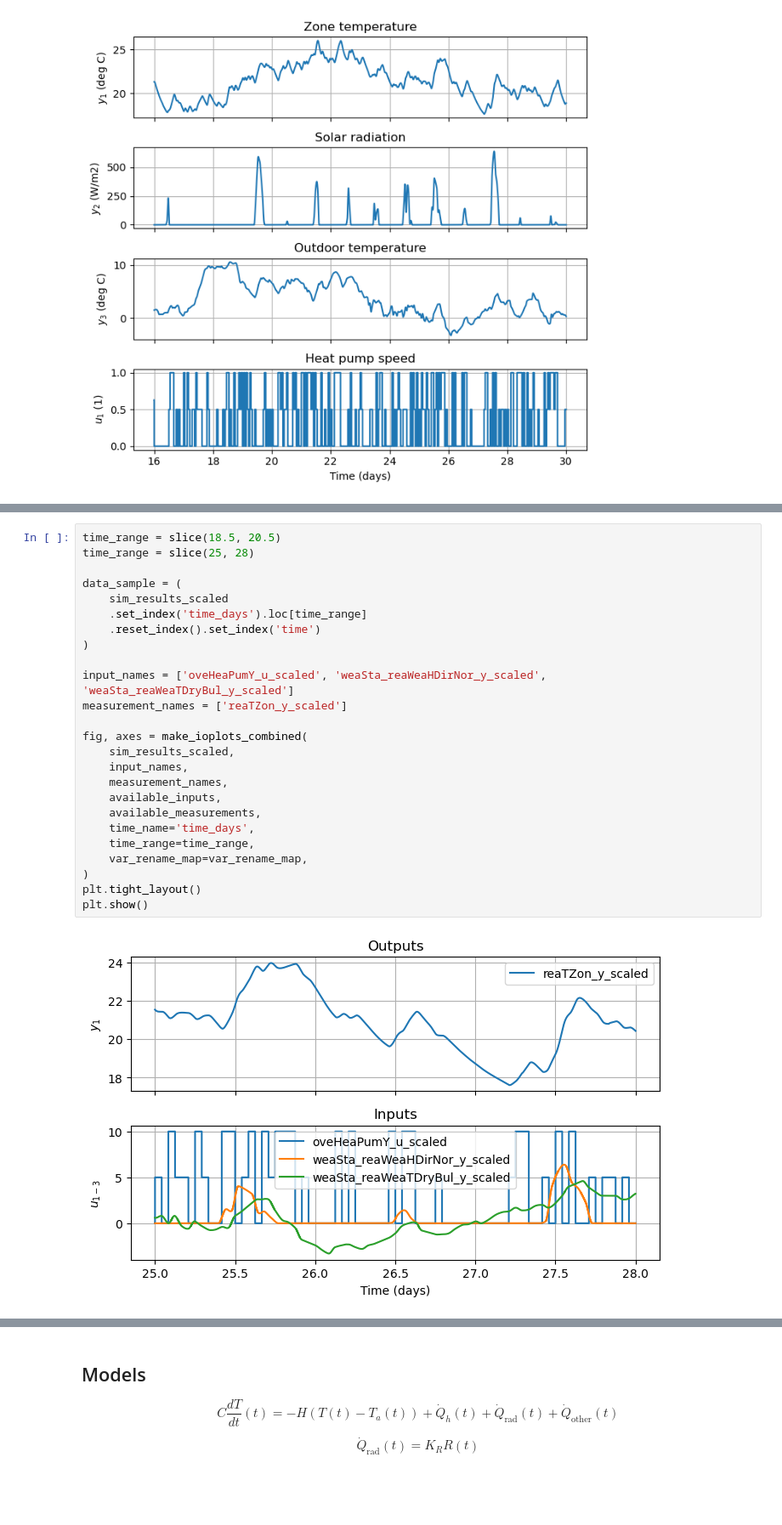
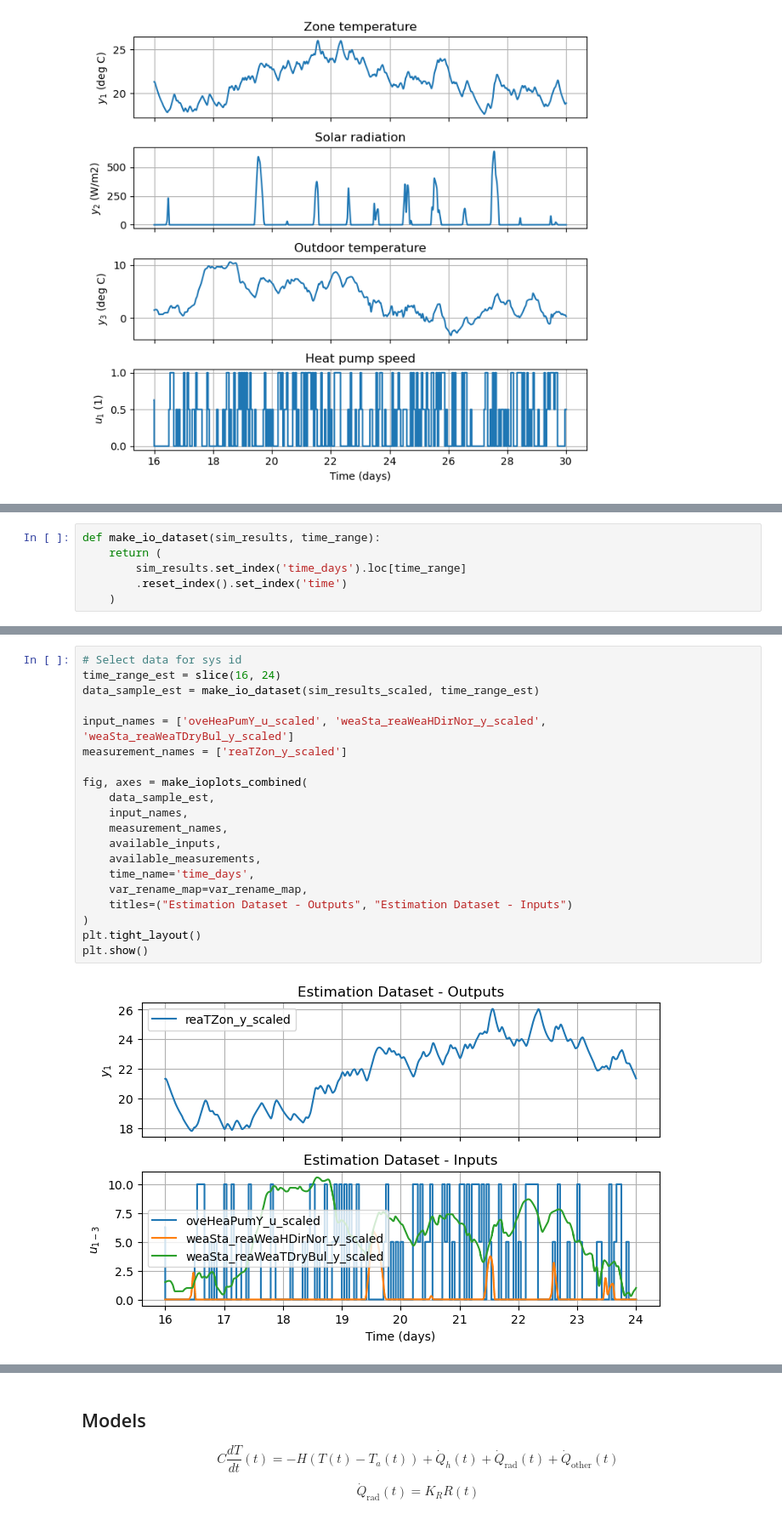
Before and after one commit to billtubbs/boptest-identify, a Jupyter notebook: sys-id-1-zone.ipynb, the cells around one changed output, grey strips where cells are left out. Shown at 85% size. Drawn from its saved outputs; the diff is of its cells as text; blank space fills up the shorter version.

```diff
--- a/sys-id-1-zone.ipynb
+++ b/sys-id-1-zone.ipynb
@@ -135,0 +136,6 @@ sim_results_scaled.describe()
+# %%
+def make_io_dataset(sim_results, time_range):
+    return (
+        sim_results.set_index('time_days').loc[time_range]
+        .reset_index().set_index('time')
+    )
@@ -136,27 +165,22 @@ sim_results_scaled.describe()
 # %%
-time_range = slice(18.5, 20.5)
-time_range = slice(25, 28)
-
-data_sample = (
-    sim_results_scaled
-    .set_index('time_days').loc[time_range]
-    .reset_index().set_index('time')
-)
+# Select data for sys id
+time_range_est = slice(16, 24)
+data_sample_est = make_io_dataset(sim_results_scaled, time_range_est)
 
 input_names = ['oveHeaPumY_u_scaled', 'weaSta_reaWeaHDirNor_y_scaled', 'weaSta_reaWeaTDryBul_y_scaled']
 measurement_names = ['reaTZon_y_scaled']
 
 fig, axes = make_ioplots_combined(
-    sim_results_scaled,
+    data_sample_est,
     input_names,
     measurement_names,
     available_inputs,
     available_measurements,
     time_name='time_days',
-    time_range=time_range,
     var_rename_map=var_rename_map,
+    titles=("Estimation Dataset - Outputs", "Estimation Dataset - Inputs")
 )
 plt.tight_layout()
 plt.show()
 # %% [output]
-[figure, old version]
+[figure, new version]
```
Also changed, not shown: parts of 19 cells of this notebook, 1 other file.
